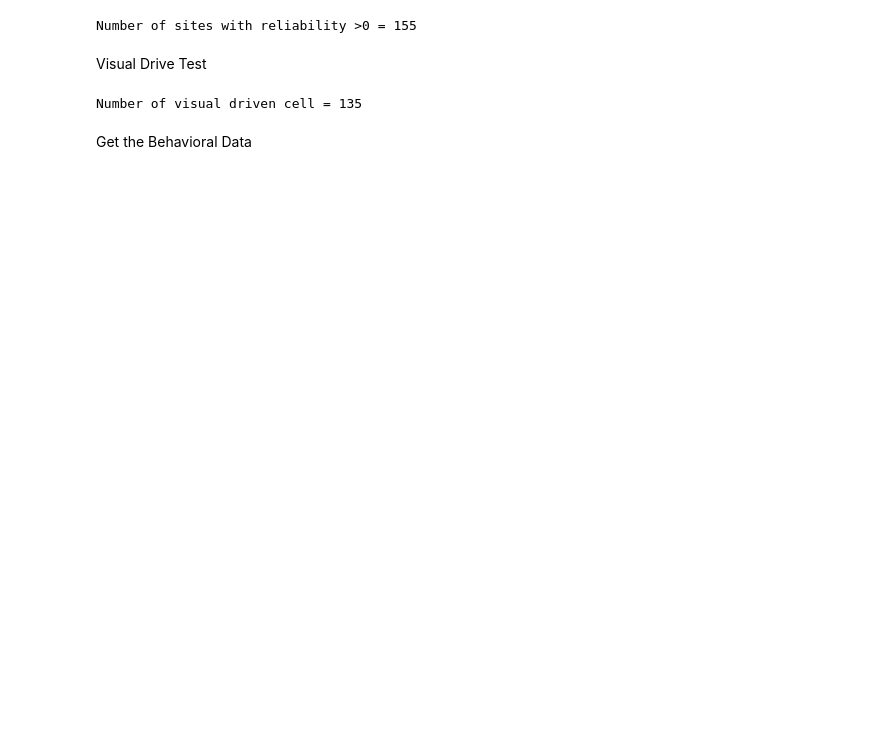
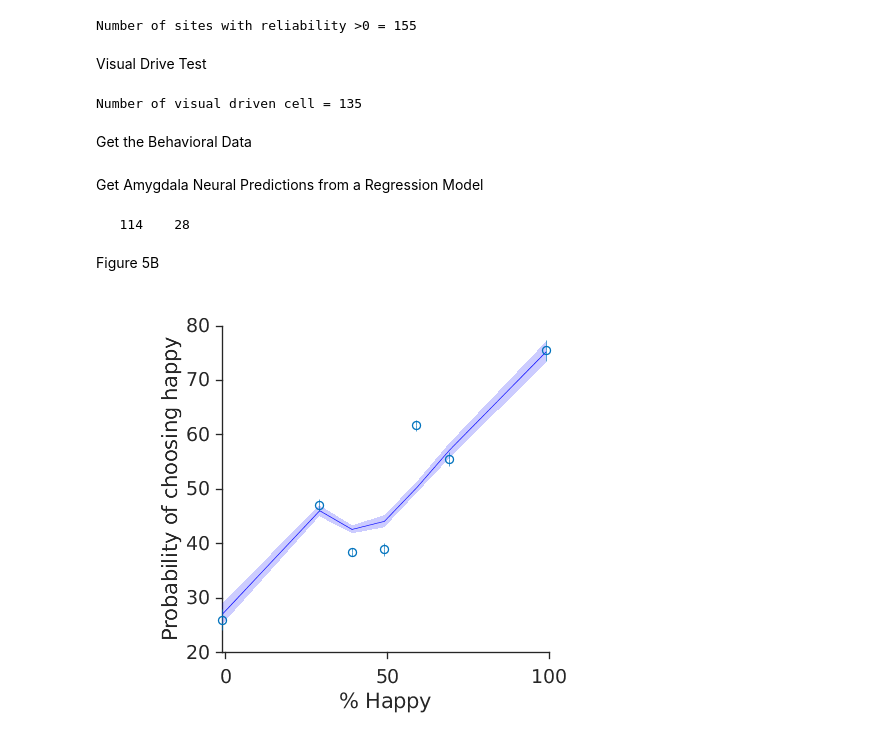
Before and after one commit to kohitij-kar/2021_faceEmotion_ASD, a Jupyter notebook: amyg_utils/amyg_ana.ipynb, the cells around one changed output. Saved outputs shown, nothing was run; the diff lists cells and outputs as text; code cells hidden in the pictures; blank space fills up the shorter version.

```diff
--- a/amyg_utils/amyg_ana.ipynb
+++ b/amyg_utils/amyg_ana.ipynb
@@ -4,7 +4,7 @@ addpath(genpath(pwd))
 load('data/amygdala_firing_rates.mat')
 # %%
 % Get the internal consistencies of each recorded site
-intcon = get_internalConsistency(rates_sh1, rates_sh2,[], time, [0 250]);
+intcon = get_internalConsistency(rates_sh1, rates_sh2,[], time, [0 1000]);
 disp(['Number of sites with reliability >0 = ', num2str(sum(intcon>0))])
 # %% [output]
 Number of sites with reliability >0 = 155
@@ -26,3 +27,34 @@ ctrl = get_behavioral_matrix('behavior',behavior, 'condition','ASD_Ctrl');
 asd = get_behavioral_matrix('behavior',behavior, 'condition','ASD');
 ctrl = reshape(ctrl,[],size(ctrl,3));
 asd = reshape(asd,[],size(asd,3));
+# %% [markdown]
+Get Amygdala Neural Predictions from a Regression Model
+# %%
+valid_neurons = intcon>0.1;
+features = zscore(nanmean(rates(:,valid_neurons,time>=0&time<=500),3),[],2)';
+disp(size(features))
+neural_predictions = get_neuralTestPredictions('neu_features', features, 'happy_values',happy_groundTruth_behavData, 'ncomp',15);
+# %% [output]
+   114    28
+# %% [markdown]
+Figure 5B
+# %%
+uHappy = unique(happy_groundTruth_behavData);
+pr = nan(length(uHappy), 1);
+pr_err= nan(length(uHappy), 1);
+for i = 1:length(uHappy)
+    pr(i,1) = nanmean(mean(neural_predictions(happy_groundTruth_behavData==uHappy(i),:),1),2);
+    pr_err(i,1) = std(mean(neural_predictions(happy_groundTruth_behavData==uHappy(i),:),1),[],2);
+
+end
+
+fig=figure;
+yFit = smooth(uHappy, pr,'rlowess');
+boundedline(uHappy-1, yFit-1, pr_err(:,end), 'b', 'alpha')
+hold on
+errorbar(uHappy-1, pr(:,end)-1, pr_err(:,end), 'o', 'capsize', 0);
+journalFigure(0)
+xlabel('% Happy')
+ylabel('Probability of choosing happy')
+# %% [output]
+[figure, added]
```
Also changed, not shown: parts of 4 cells of this notebook, 8 other files.
